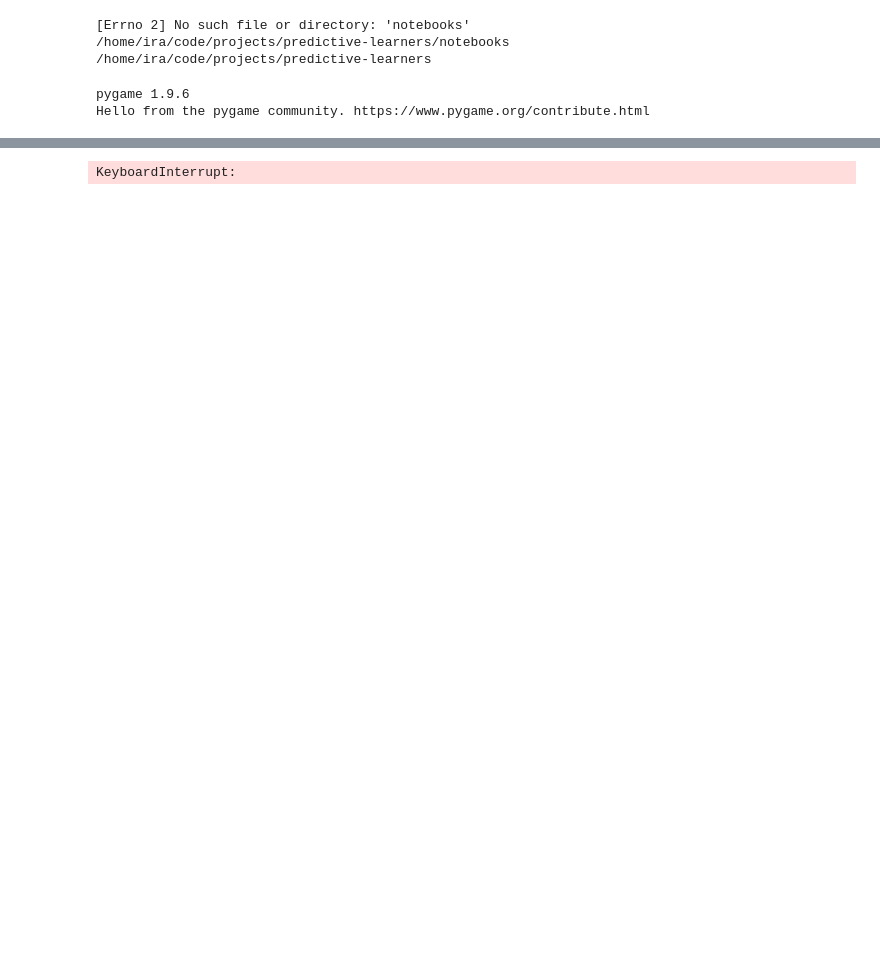
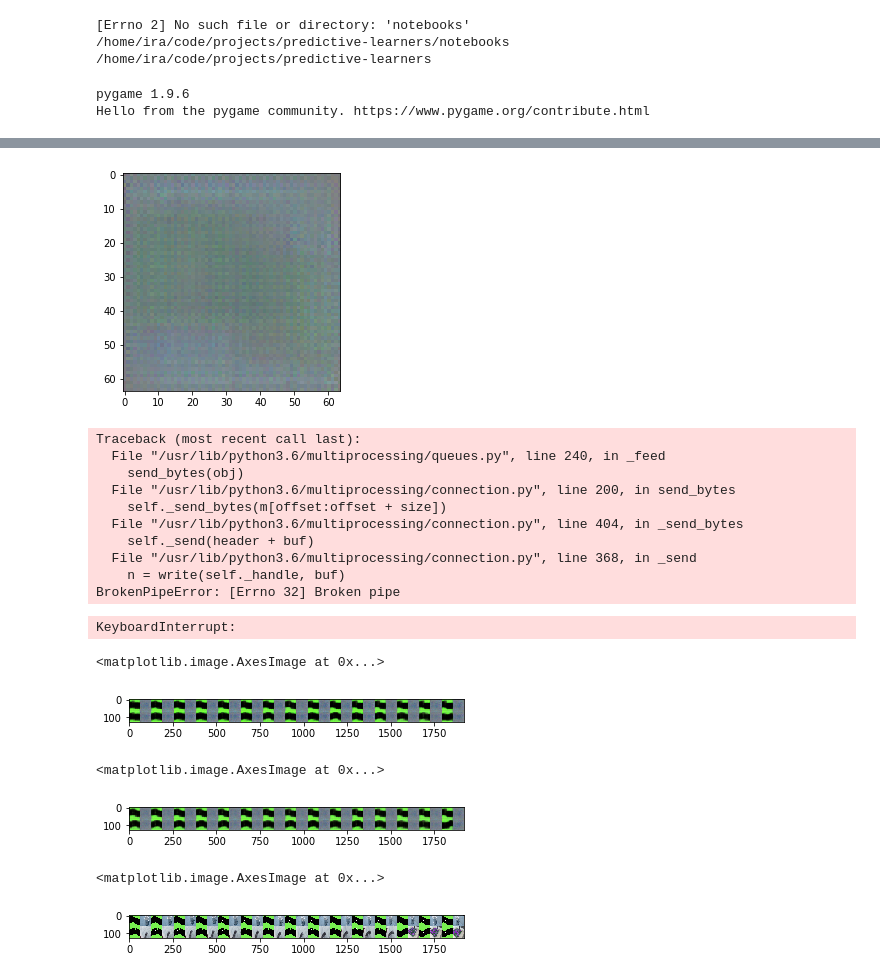
Before and after one commit to mandrecki/predictive-learners, a Jupyter notebook: notebooks/pred test.ipynb, the cells around one changed output, grey strips where cells are left out. Saved outputs shown, nothing was run; the diff lists cells and outputs as text; code cells hidden in the pictures; blank space fills up the shorter version.

```diff
--- a/notebooks/pred test.ipynb
+++ b/notebooks/pred test.ipynb
@@ -74,34 +60,57 @@ with torch.no_grad():
 # %%
-model = AE_Predictor(action_space_n).cuda()
+model = AE_Predictor(6, action_space_n).cuda()
 optimiser = torch.optim.Adam(model.parameters(), lr=0.001)
 loss_fn = torch.nn.MSELoss().cuda()
 losses = []
+# %%
+optimiser = torch.optim.Adam(model.parameters(), lr=0.001)
 # %%
 # torch.autograd.set_detect_anomaly(True)
 for i_epoch in range(20):
     for i_batch, batch in enumerate(train_loader):
         model.zero_grad()
         obs_in = batch["s0"].cuda()
         actions = batch["a0"].cuda()
         obs_target = batch["s1"].cuda()
 
-        obs_recon, obs_preds = model.generate_predictions(obs_in, actions)
+#         preprocess obs
+        obs_in = obs_in.float()/255
+        obs_target = obs_target.float()/255
+
+        obs_recon, obs_preds, _ = model.predict_full(obs_in, actions.long())
         loss = loss_fn(obs_preds, obs_target)
 #         loss = loss_fn(obs_recon, obs_in)
         losses.append(loss.item())
         loss.backward()
         optimiser.step()
 
         if i_batch % 10 == 0:
             clear_output()
             plt.plot(np.log(losses))
             plt.show()
 
 
-        if i_batch % 101 == 0:
+        if i_batch % 21 == 0:
             clear_output()
 #             plt.imshow(obs_recon[0, -1].detach().cpu().permute([2,1,0]))
-            plt.imshow(obs_recon[0, -1].detach().cpu().permute([2,1,0]))
+            plt.imshow(obs_recon[0, -1].detach().cpu().permute([1,2,0])[..., :3])
             plt.pause(1)
+
+        if i_batch % 31 == 0:
+            clear_output()
+#             plt.imshow(obs_recon[0, -1].detach().cpu().permute([2,1,0]))
+            plt.imshow(obs_recon[0, -1].detach().cpu().permute([1,2,0])[..., 3:])
+            plt.pause(1)
 # %% [output]
+[figure, added]
-KeyboardInterrupt:
+Traceback (most recent call last):
+  File "/usr/lib/python3.6/multiprocessing/queues.py", line 240, in _feed
+    send_bytes(obj)
+  File "/usr/lib/python3.6/multiprocessing/connection.py", line 200, in send_bytes
+    self._send_bytes(m[offset:offset + size])
+  File "/usr/lib/python3.6/multiprocessing/connection.py", line 404, in _send_bytes
+    self._send(header + buf)
+  File "/usr/lib/python3.6/multiprocessing/connection.py", line 368, in _send
+    n = write(self._handle, buf)
+BrokenPipeError: [Errno 32] Broken pipe
+KeyboardInterrupt:
@@ -108,2 +119,17 @@ KeyboardInterrupt:
+# %%
+plt.imshow(series2wideim(obs_recon.detach()))
+# %% [output]
+<matplotlib.image.AxesImage at 0x...>
+[figure, added]
+# %%
+plt.imshow(series2wideim(obs_preds.detach()))
+# %% [output]
+<matplotlib.image.AxesImage at 0x...>
+[figure, added]
+# %%
+plt.imshow(series2wideim(obs_target.detach()))
+# %% [output]
+<matplotlib.image.AxesImage at 0x...>
+[figure, added]
 # %%
 obs_recon.max()
```
Also changed, not shown: parts of 13 cells of this notebook, 9 other files.
